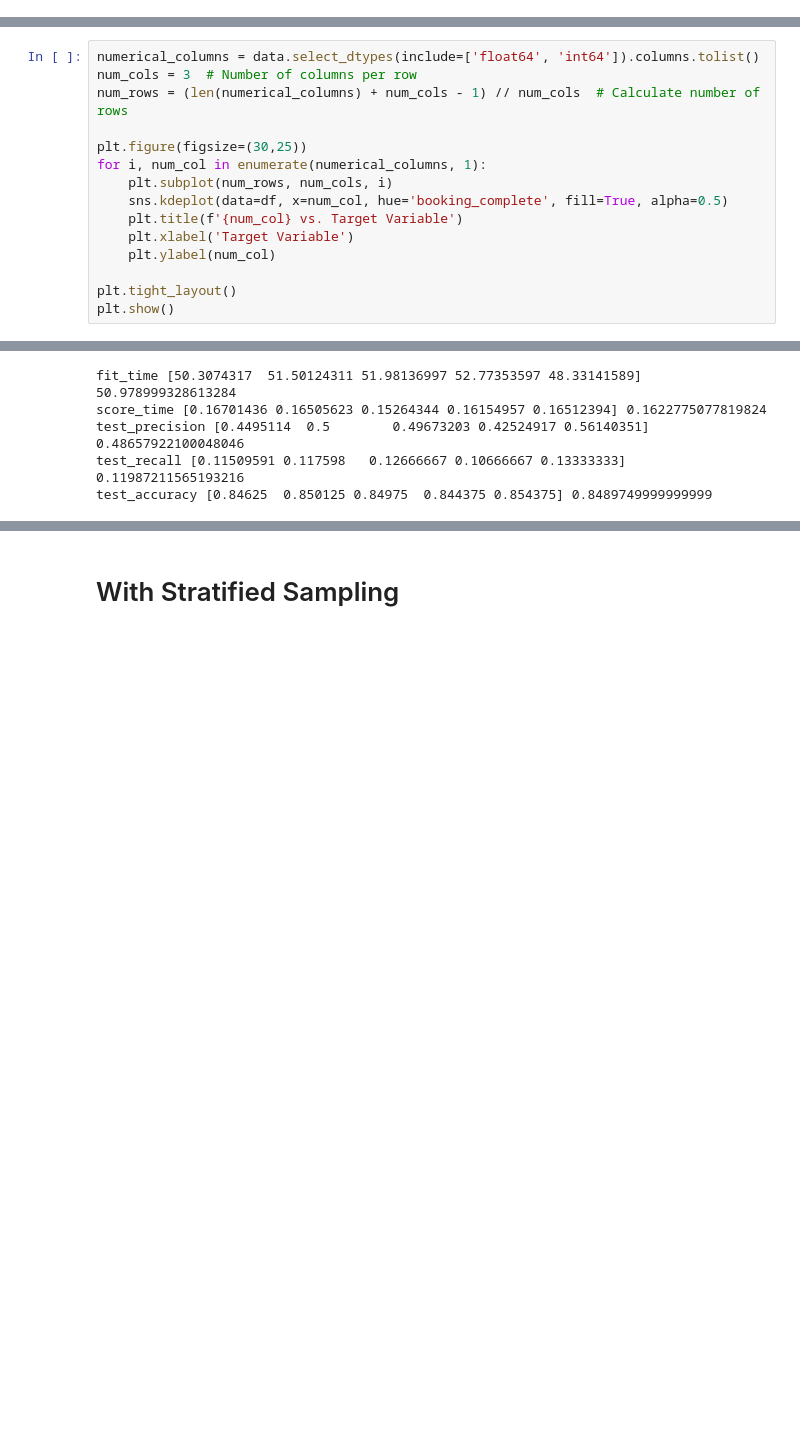
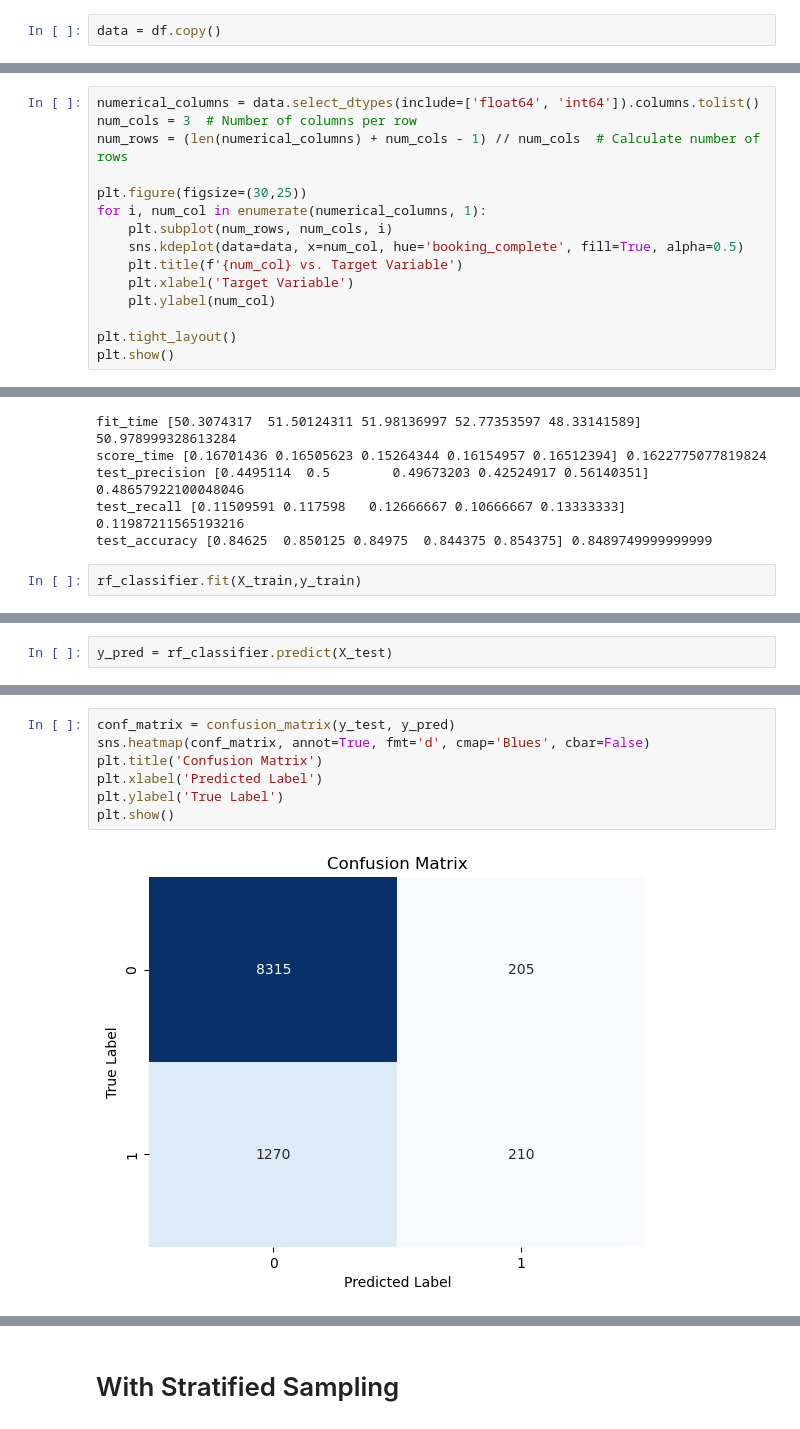
Before and after one commit to Ds2023/British_Airways_Predictive_Booking_Model, a Jupyter notebook: notebooks/eda.ipynb, the cells around one changed output, grey strips where cells are left out. Cells and saved outputs as stored; diff of their text form; blank space fills up the shorter version.

```diff
--- a/notebooks/eda.ipynb
+++ b/notebooks/eda.ipynb
@@ -8,3 +10,5 @@ data = pd.read_csv(r"C:\Users\user\Desktop\Projects\British_Airways_Project\Data
+# %%
+data = df.copy()
 # %%
 data.info()
 # %% [output]
@@ -282,7 +267,7 @@ num_rows = (len(numerical_columns) + num_cols - 1) // num_cols  # Calculate numb
 plt.figure(figsize=(30,25))
 for i, num_col in enumerate(numerical_columns, 1):
     plt.subplot(num_rows, num_cols, i)
-    sns.kdeplot(data=df, x=num_col, hue='booking_complete', fill=True, alpha=0.5)
+    sns.kdeplot(data=data, x=num_col, hue='booking_complete', fill=True, alpha=0.5)
     plt.title(f'{num_col} vs. Target Variable')
     plt.xlabel('Target Variable')
     plt.ylabel(num_col)
@@ -579,3 +567,5 @@ score_time [0.16701436 0.16505623 0.15264344 0.16154957 0.16512394] 0.1622775077
 test_precision [0.4495114  0.5        0.49673203 0.42524917 0.56140351] 0.48657922100048046
 test_recall [0.11509591 0.117598   0.12666667 0.10666667 0.13333333] 0.11987211565193216
 test_accuracy [0.84625  0.850125 0.84975  0.844375 0.854375] 0.8489749999999999
+# %%
+rf_classifier.fit(X_train,y_train)
@@ -581,0 +574,2 @@ test_accuracy [0.84625  0.850125 0.84975  0.844375 0.854375] 0.8489749999999999
+# %%
+y_pred = rf_classifier.predict(X_test)
@@ -581,0 +582,9 @@ test_accuracy [0.84625  0.850125 0.84975  0.844375 0.854375] 0.8489749999999999
+# %%
+conf_matrix = confusion_matrix(y_test, y_pred)
+sns.heatmap(conf_matrix, annot=True, fmt='d', cmap='Blues', cbar=False)
+plt.title('Confusion Matrix')
+plt.xlabel('Predicted Label')
+plt.ylabel('True Label')
+plt.show()
+# %% [output]
+[figure, added]
```
Also changed, not shown: parts of 37 cells of this notebook.
